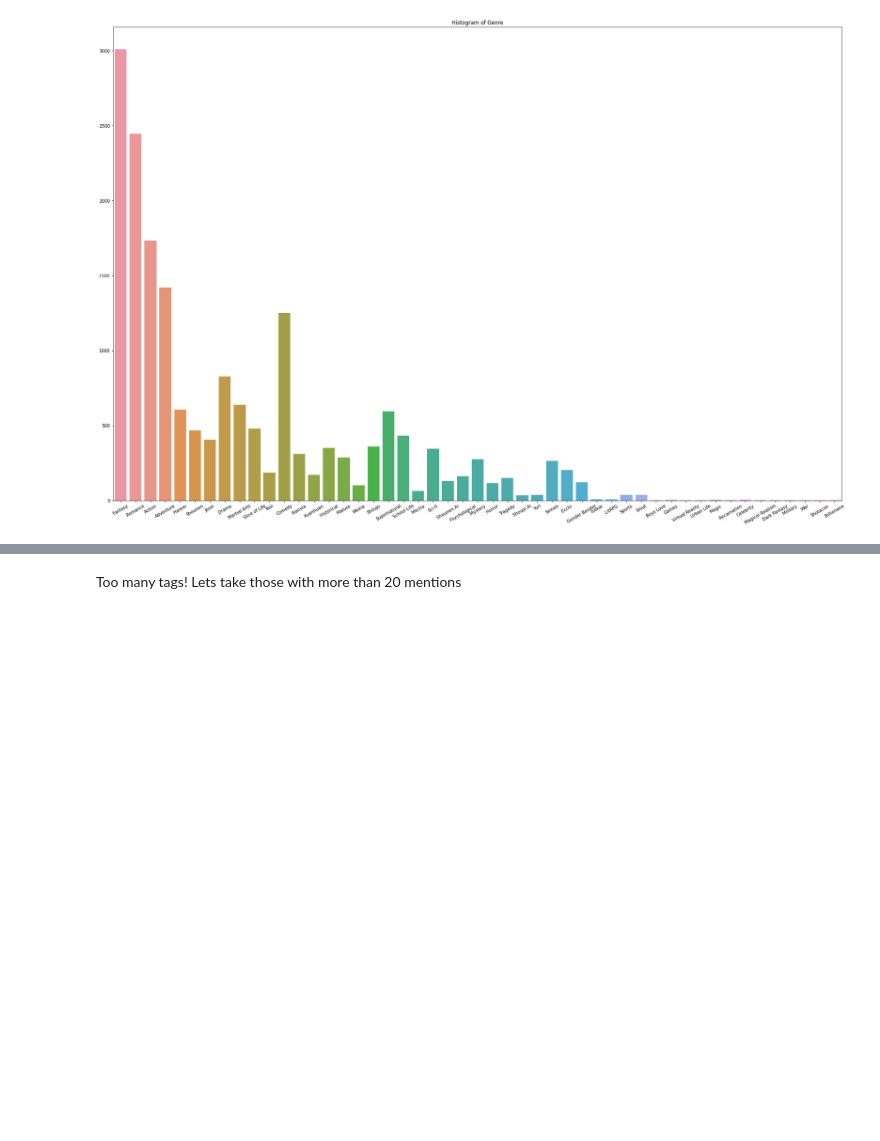
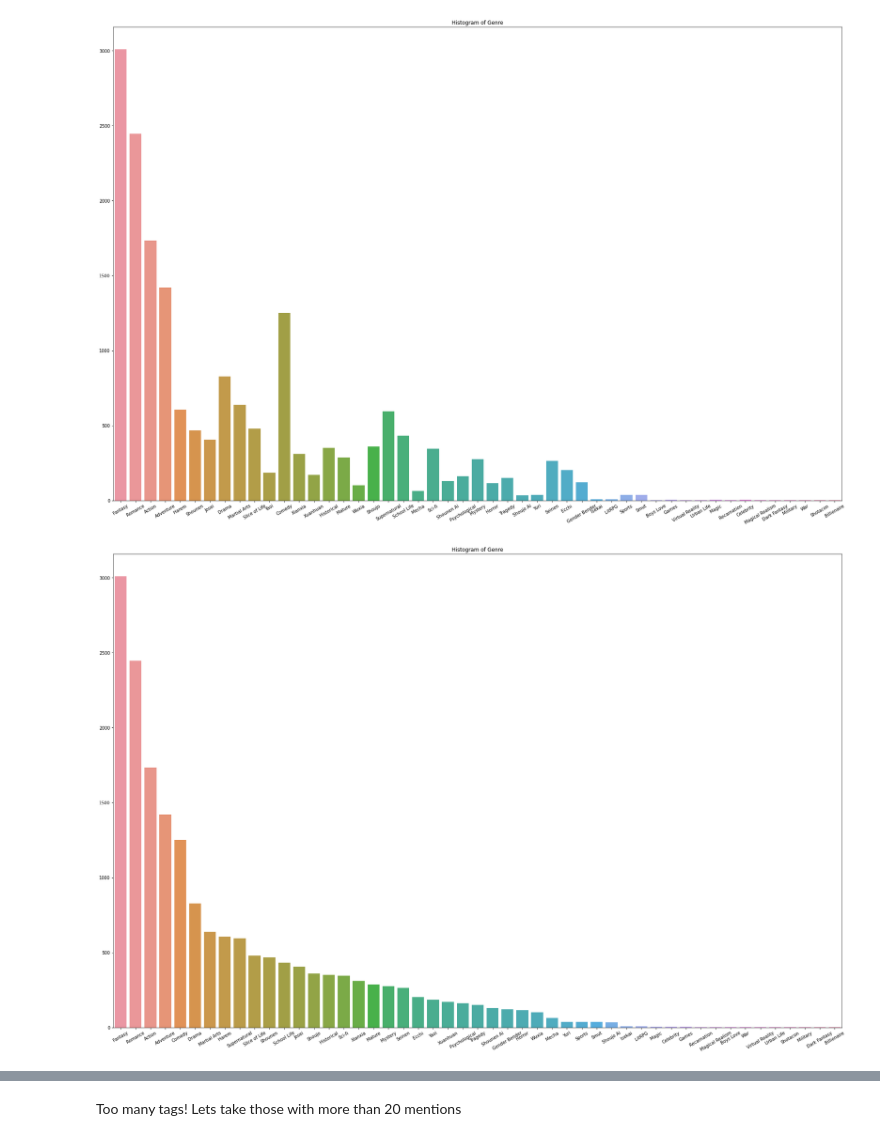
Before and after one commit to yuvalofek/analyzing-light-novels, a Jupyter notebook: LN_Analysis.ipynb, the cells around one changed output, grey strips where cells are left out. Cells and saved outputs as stored; diff of their text form; code cells hidden in the pictures; blank space fills up the shorter version.

```diff
--- a/LN_Analysis.ipynb
+++ b/LN_Analysis.ipynb
@@ -132,3 +140,16 @@ plt.savefig('Genres.png')
 plt.show()
 # %% [output]
 [figure]
+# %%
+# Sorted histogram
+y, x = zip(*sorted(zip(ln_df[[name for name in ln_df.columns if 'Genre' in name]].sum(numeric_only=True), [name.split('_')[-1] for name in ln_df.columns if 'Genre' in name]), reverse=True))
+plt.figure(figsize=(30, 20))
+plt.title('Histogram of Genre')
+ax = sns.barplot(y = list(y),
+                 x = list(x),
+                 )
+ax.set_xticklabels(ax.get_xticklabels(),rotation = 30)
+plt.savefig('Genres.png')
+plt.show()
+# %% [output]
+[figure, added]
```
Also changed, not shown: parts of 25 cells of this notebook.
